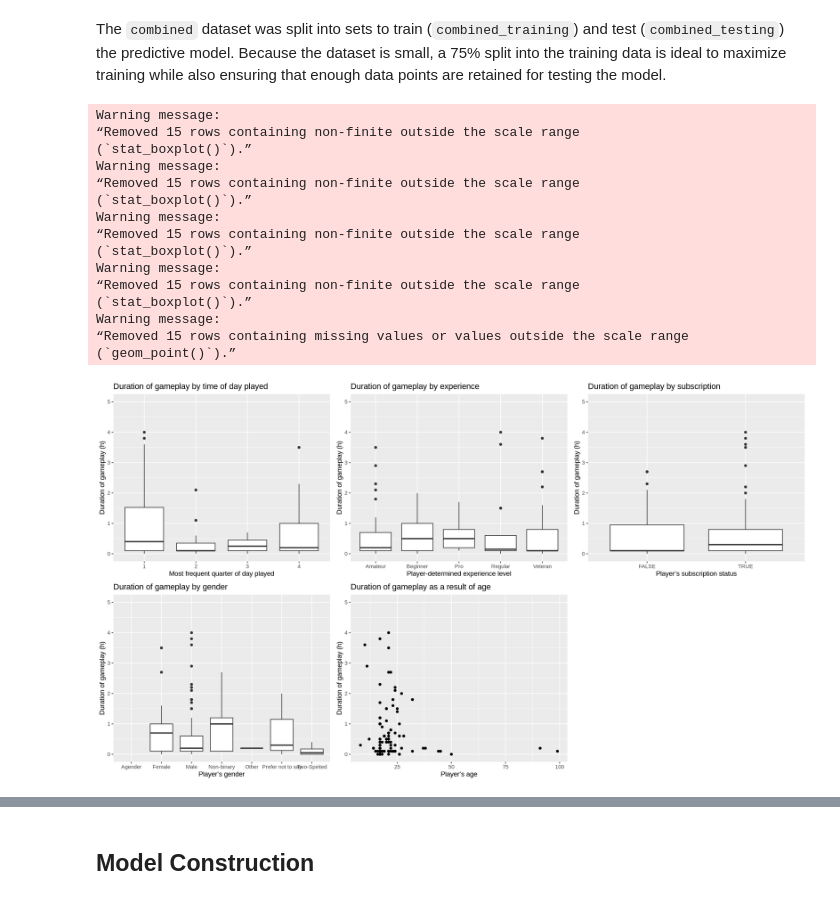
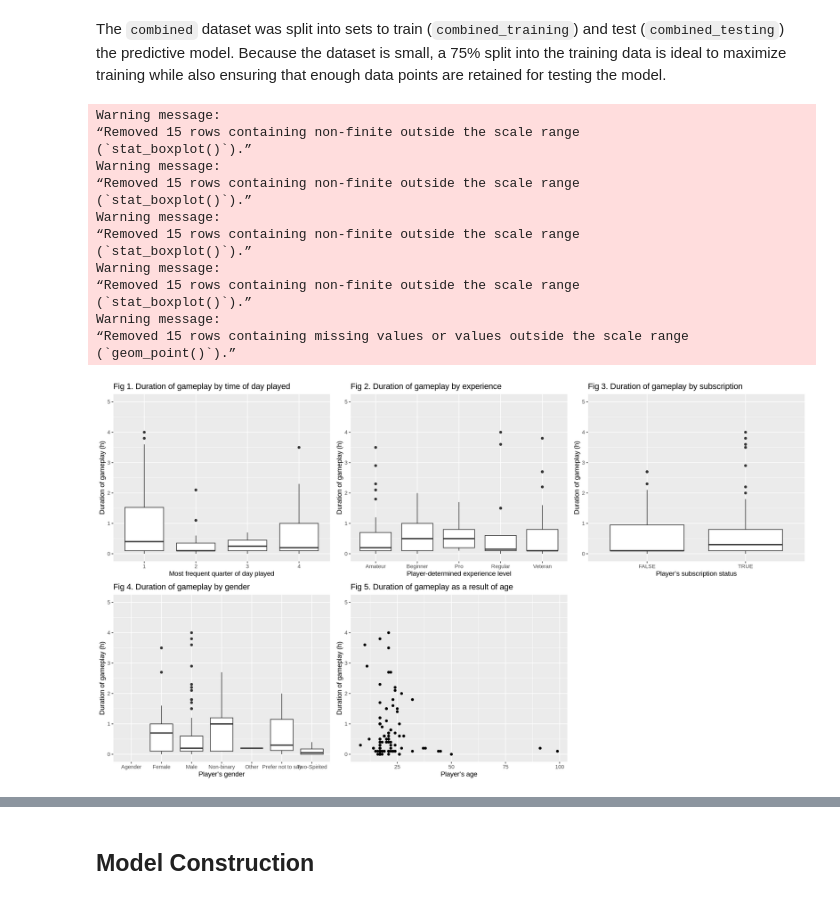
Before and after one commit to akdivinagracia/project-009-2, a Jupyter notebook: notebook.ipynb, the cells around one changed output, grey strips where cells are left out. Drawn from its saved outputs; the diff is of its cells as text; code cells hidden in the pictures.

```diff
--- a/notebook.ipynb
+++ b/notebook.ipynb
@@ -197,46 +179,46 @@ mode_qtr_vs_played_hours <- combined |>
     ggplot(aes(x = mode_qtr, y = played_hours)) +
         geom_boxplot() +
         ylim(c(0, 5)) +
-        labs(x = "Most frequent quarter of day played", y = "Duration of gameplay (h)", title = "Duration of gameplay by time of day played")
+        labs(x = "Most frequent quarter of day played", y = "Duration of gameplay (h)", title = "Fig 1. Duration of gameplay by time of day played")
 
 experience_vs_played_hours <- ggplot(combined, aes(x = experience, y = played_hours)) +
     geom_boxplot() +
     ylim(c(0, 5)) +
-    labs(x = "Player-determined experience level", y = "Duration of gameplay (h)", title = "Duration of gameplay by experience")
+    labs(x = "Player-determined experience level", y = "Duration of gameplay (h)", title = "Fig 2. Duration of gameplay by experience")
 
 subscribe_vs_played_hours <- ggplot(combined, aes(x = subscribe, y = played_hours)) +
     geom_boxplot() +
     ylim(c(0, 5)) +
-    labs(x = "Player's subscription status", y = "Duration of gameplay (h)", title = "Duration of gameplay by subscription")
+    labs(x = "Player's subscription status", y = "Duration of gameplay (h)", title = "Fig 3. Duration of gameplay by subscription")
 
 gender_vs_played_hours <- ggplot(combined, aes(x = gender, y = played_hours)) +
     geom_boxplot() +
     ylim(c(0, 5)) +
-    labs(x = "Player's gender", y = "Duration of gameplay (h)", title = "Duration of gameplay by gender")
+    labs(x = "Player's gender", y = "Duration of gameplay (h)", title = "Fig 4. Duration of gameplay by gender")
 
 age_vs_played_hours <- ggplot(combined, aes(x = age, y = played_hours)) +
     geom_point() +
     ylim(c(0, 5)) +
-    labs(x = "Player's age", y = "Duration of gameplay (h)", title = "Duration of gameplay as a result of age")
+    labs(x = "Player's age", y = "Duration of gameplay (h)", title = "Fig 5. Duration of gameplay as a result of age")
 
 grid.arrange(mode_qtr_vs_played_hours, experience_vs_played_hours, subscribe_vs_played_hours, gender_vs_played_hours, age_vs_played_hours, ncol = 3, nrow = 2)
 # %% [output]
 Warning message:
 “Removed 15 rows containing non-finite outside the scale range
 (`stat_boxplot()`).”
 Warning message:
 “Removed 15 rows containing non-finite outside the scale range
 (`stat_boxplot()`).”
 Warning message:
 “Removed 15 rows containing non-finite outside the scale range
 (`stat_boxplot()`).”
 Warning message:
 “Removed 15 rows containing non-finite outside the scale range
 (`stat_boxplot()`).”
 Warning message:
 “Removed 15 rows containing missing values or values outside the scale range
 (`geom_point()`).”
-[figure, old version]
+[figure, new version]
 # %% [markdown]
 Based on these plots, we can hypothesize which pairs of data are best to use for the kNN regression based on their correlation. The boxplots and scatter plot provide insights into how various predictors — `mode_qtr`, `experience`, `subscribe`, `gender`, and `age` — relate to `played_hours`. It is important to note that the y-axis was adjusted for 0-5 played hours because of the outliers in the data set.
 
```
Also changed, not shown: parts of 5 cells of this notebook.
